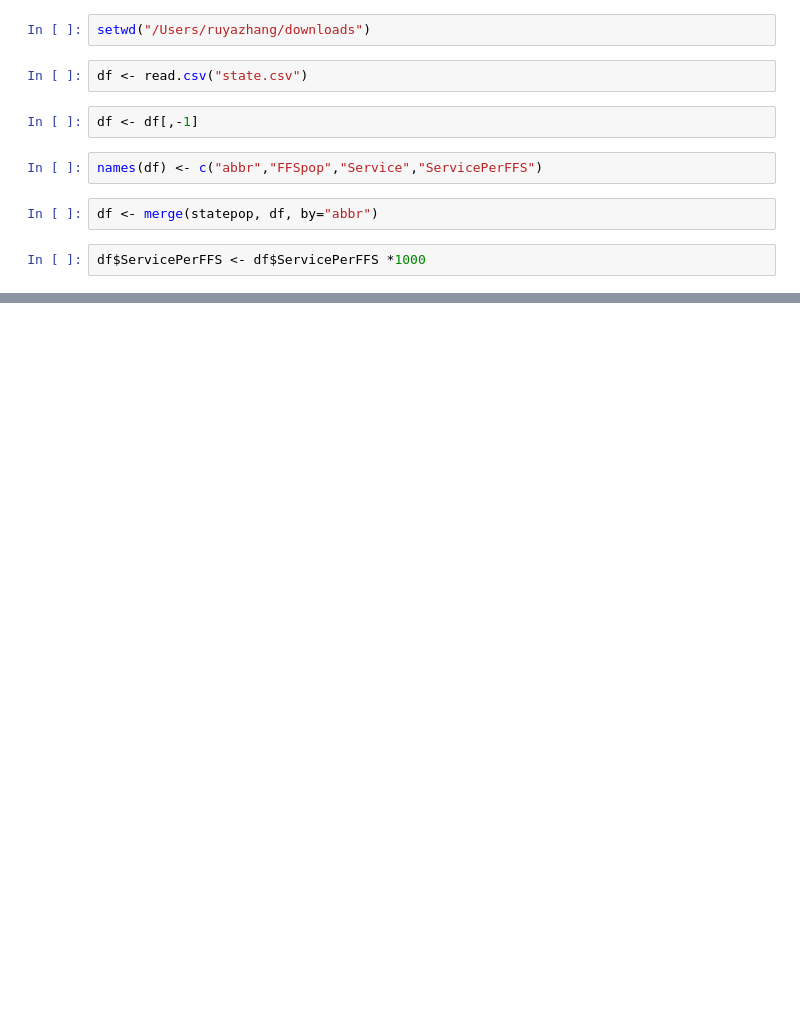
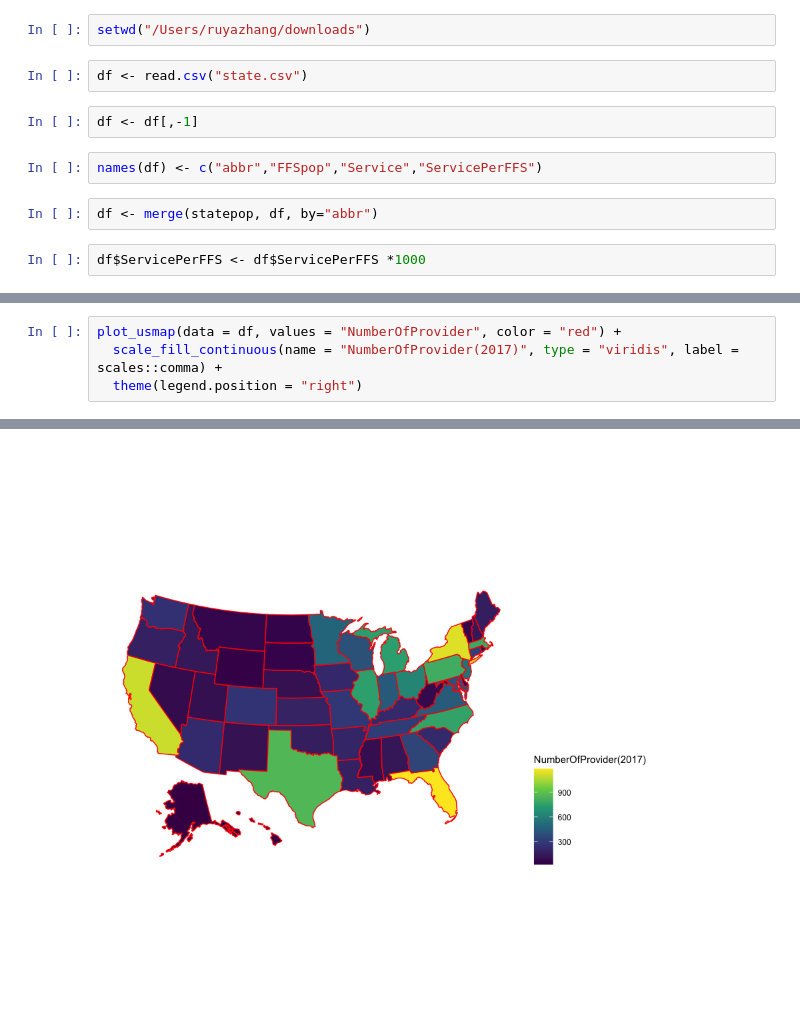
Before and after one commit to nancyruya/R-projects, a Jupyter notebook: TelehealthMedicare/Medicare90791.ipynb, the cells around one changed output, grey strips where cells are left out. Saved outputs shown, nothing was run; the diff lists cells and outputs as text; blank space fills up the shorter version.

```diff
--- a/TelehealthMedicare/Medicare90791.ipynb
+++ b/TelehealthMedicare/Medicare90791.ipynb
@@ -227,0 +253,5 @@ Warning message:
+# %%
+plot_usmap(data = df, values = "NumberOfProvider", color = "red") +
+  scale_fill_continuous(name = "NumberOfProvider(2017)", type = "viridis", label = scales::comma) +
+  theme(legend.position = "right")
+# %% [output]
@@ -227,0 +262 @@ Warning message:
+[figure, added]
```
Also changed, not shown: parts of 8 cells of this notebook, 1 other file.
